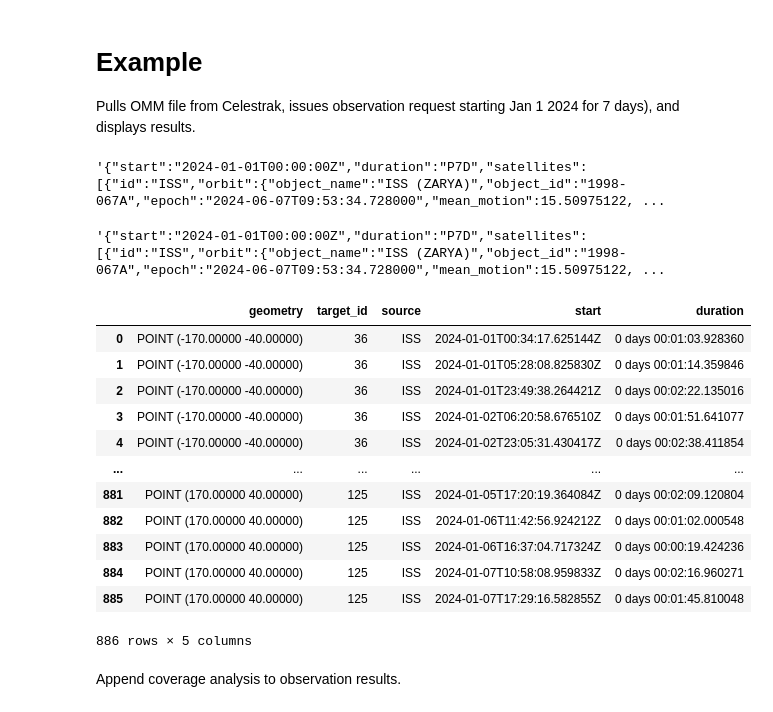
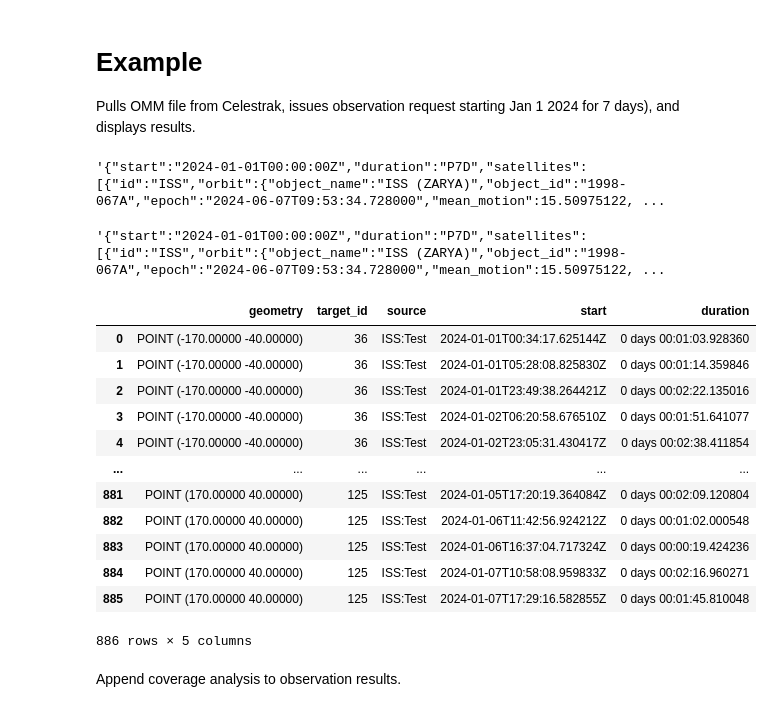
Before and after one commit to eose-tools-org/eose-api, a Jupyter notebook: src/tatc-coverage-example.ipynb, the cells around one changed output. Cells and saved outputs as stored; diff of their text form; code cells hidden in the pictures.

Commit message:
break out instrument from satellite

```diff
--- a/src/tatc-coverage-example.ipynb
+++ b/src/tatc-coverage-example.ipynb
@@ -9,7 +9,7 @@ from scipy.stats import hmean
 import geopandas as gpd
 import pandas as pd
 
-from tatc.schemas import Instrument, Satellite as TATC_Satellite, TwoLineElements, Point
+from tatc.schemas import Instrument as TATC_Instrument, Satellite as TATC_Satellite, TwoLineElements, Point
 from tatc.analysis import (
     collect_multi_observations,
     aggregate_observations,
@@ -30,7 +30,7 @@ from eose.observation import (
 )
 from eose.grids import UniformAngularGrid
 from eose.orbits import GeneralPerturbationsOrbitState, Propagator
-from eose.satellites import Satellite
+from eose.satellites import Satellite, Instrument
 
 
 def observation_tatc(request: ObservationRequest) -> ObservationResponse:
@@ -41,10 +41,12 @@ def observation_tatc(request: ObservationRequest) -> ObservationResponse:
             name=satellite.id,
             orbit=TwoLineElements(tle=satellite.orbit.to_tle()),
             instruments=[
-                Instrument(name="Default", field_of_regard=satellite.field_of_view)
+                TATC_Instrument(name=str(instrument.id), field_of_regard=instrument.field_of_view)
             ],
         )
         for satellite in request.satellites
+        for instrument in satellite.instruments
+        if instrument.id in request.instrument_ids
     ]
     observations = Parallel(-1)(
         delayed(collect_multi_observations)(
@@ -70,7 +72,7 @@ def observation_tatc(request: ObservationRequest) -> ObservationResponse:
                     target_id=target.id,
                     samples=observations[i].apply(
                         lambda s: ObservationSample(
-                            start=s.start, duration=s.end - s.start, source=s.satellite
+                            start=s.start, duration=s.end - s.start, source=f"{s.satellite}:{s.instrument}"
                         ),
                         axis=1,
                     ),
@@ -97,6 +99,8 @@ def coverage_tatc(request: CoverageRequest) -> CoverageResponse:
                 for record in request.target_records
                 for target in [t for t in request.targets if t.id == record.target_id]
                 for sample in record.samples
+                if sample.source.split(":")[0] not in request.omit_satellite_ids
+                if sample.source.split(":")[1] not in request.omit_instrument_ids
             ]
         )
     )
@@ -166,46 +170,49 @@ iss_omm = json.loads(response)[0]
 # %%
 from shapely.geometry import box, mapping
 
 request = ObservationRequest(
     satellites=[
         Satellite(
             id="ISS",
             orbit=GeneralPerturbationsOrbitState.from_omm(iss_omm),
-            field_of_view=100,
+            instruments=[
+                Instrument(id="Test", field_of_view=100)
+            ]
         )
     ],
     targets=UniformAngularGrid(
         delta_latitude=20, delta_longitude=20, region=mapping(box(-180, -50, 180, 50))
     ).as_targets(),
     start=datetime(2024, 1, 1, tzinfo=timezone.utc),
     duration=timedelta(days=7),
-    propagator=Propagator.SGP4
+    propagator=Propagator.SGP4,
+    instrument_ids=["Test"]
 )
 
 display(request.model_dump_json())
 
 response = observation_tatc(request)
 
 display(response.model_dump_json())
 
 data = response.as_dataframe()
 
 display(data)
 # %% [output]
 '{"start":"2024-01-01T00:00:00Z","duration":"P7D","satellites":[{"id":"ISS","orbit":{"object_name":"ISS (ZARYA)","object_id":"1998-067A","epoch":"2024-06-07T09:53:34.728000","mean_motion":15.50975122, ...
 '{"start":"2024-01-01T00:00:00Z","duration":"P7D","satellites":[{"id":"ISS","orbit":{"object_name":"ISS (ZARYA)","object_id":"1998-067A","epoch":"2024-06-07T09:53:34.728000","mean_motion":15.50975122, ...
 |  | geometry | target_id | source | start | duration |
-| 0 | POINT (-170.00000 -40.00000) | 36 | ISS | 2024-01-01T00:34:17.625144Z | 0 days 00:01:03.928360 |
-| 1 | POINT (-170.00000 -40.00000) | 36 | ISS | 2024-01-01T05:28:08.825830Z | 0 days 00:01:14.359846 |
-| 2 | POINT (-170.00000 -40.00000) | 36 | ISS | 2024-01-01T23:49:38.264421Z | 0 days 00:02:22.135016 |
-| 3 | POINT (-170.00000 -40.00000) | 36 | ISS | 2024-01-02T06:20:58.676510Z | 0 days 00:01:51.641077 |
-| 4 | POINT (-170.00000 -40.00000) | 36 | ISS | 2024-01-02T23:05:31.430417Z | 0 days 00:02:38.411854 |
+| 0 | POINT (-170.00000 -40.00000) | 36 | ISS:Test | 2024-01-01T00:34:17.625144Z | 0 days 00:01:03.928360 |
+| 1 | POINT (-170.00000 -40.00000) | 36 | ISS:Test | 2024-01-01T05:28:08.825830Z | 0 days 00:01:14.359846 |
+| 2 | POINT (-170.00000 -40.00000) | 36 | ISS:Test | 2024-01-01T23:49:38.264421Z | 0 days 00:02:22.135016 |
+| 3 | POINT (-170.00000 -40.00000) | 36 | ISS:Test | 2024-01-02T06:20:58.676510Z | 0 days 00:01:51.641077 |
+| 4 | POINT (-170.00000 -40.00000) | 36 | ISS:Test | 2024-01-02T23:05:31.430417Z | 0 days 00:02:38.411854 |
 | ... | ... | ... | ... | ... | ... |
-| 881 | POINT (170.00000 40.00000) | 125 | ISS | 2024-01-05T17:20:19.364084Z | 0 days 00:02:09.120804 |
-| 882 | POINT (170.00000 40.00000) | 125 | ISS | 2024-01-06T11:42:56.924212Z | 0 days 00:01:02.000548 |
-| 883 | POINT (170.00000 40.00000) | 125 | ISS | 2024-01-06T16:37:04.717324Z | 0 days 00:00:19.424236 |
-| 884 | POINT (170.00000 40.00000) | 125 | ISS | 2024-01-07T10:58:08.959833Z | 0 days 00:02:16.960271 |
-| 885 | POINT (170.00000 40.00000) | 125 | ISS | 2024-01-07T17:29:16.582855Z | 0 days 00:01:45.810048 |
+| 881 | POINT (170.00000 40.00000) | 125 | ISS:Test | 2024-01-05T17:20:19.364084Z | 0 days 00:02:09.120804 |
+| 882 | POINT (170.00000 40.00000) | 125 | ISS:Test | 2024-01-06T11:42:56.924212Z | 0 days 00:01:02.000548 |
+| 883 | POINT (170.00000 40.00000) | 125 | ISS:Test | 2024-01-06T16:37:04.717324Z | 0 days 00:00:19.424236 |
+| 884 | POINT (170.00000 40.00000) | 125 | ISS:Test | 2024-01-07T10:58:08.959833Z | 0 days 00:02:16.960271 |
+| 885 | POINT (170.00000 40.00000) | 125 | ISS:Test | 2024-01-07T17:29:16.582855Z | 0 days 00:01:45.810048 |
 886 rows × 5 columns
 # %% [markdown]
 Append coverage analysis to observation results.
```
Also changed, not shown: parts of 1 cell of this notebook, 3 other files.
